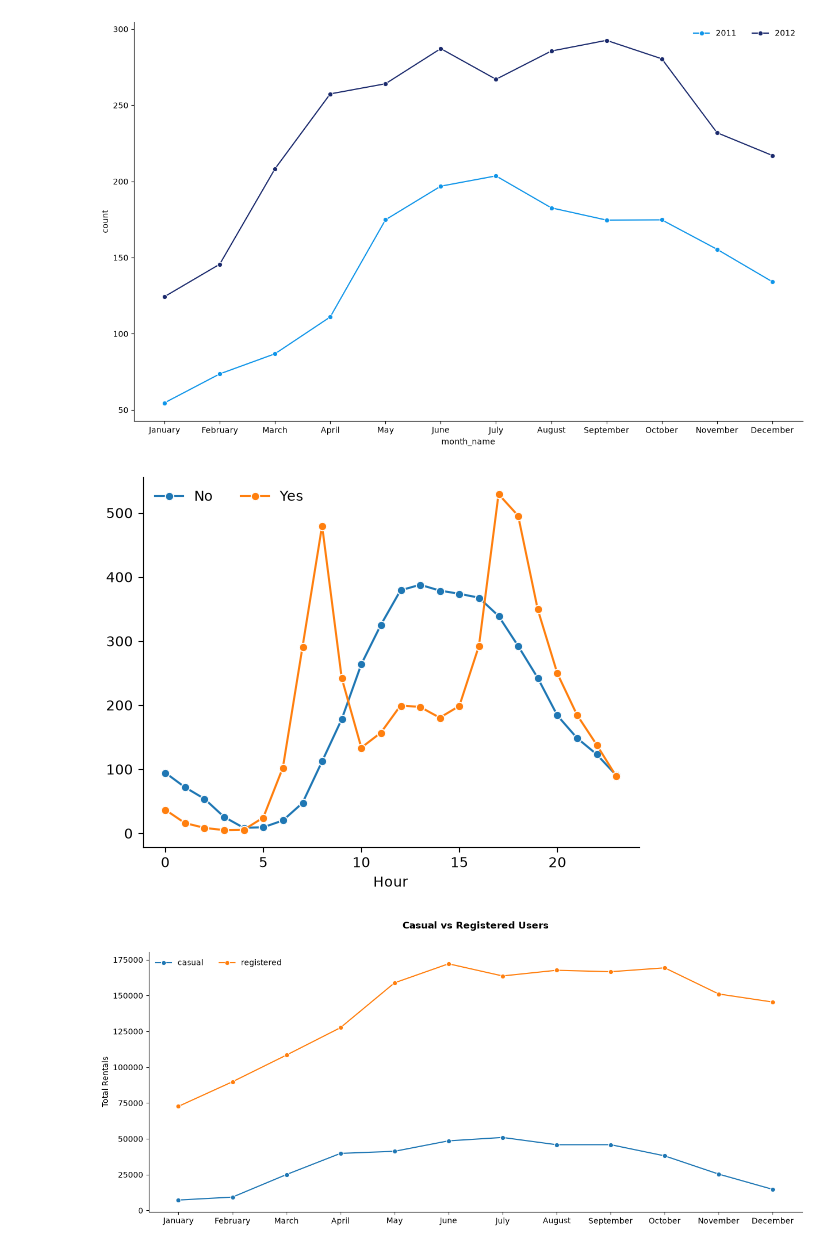
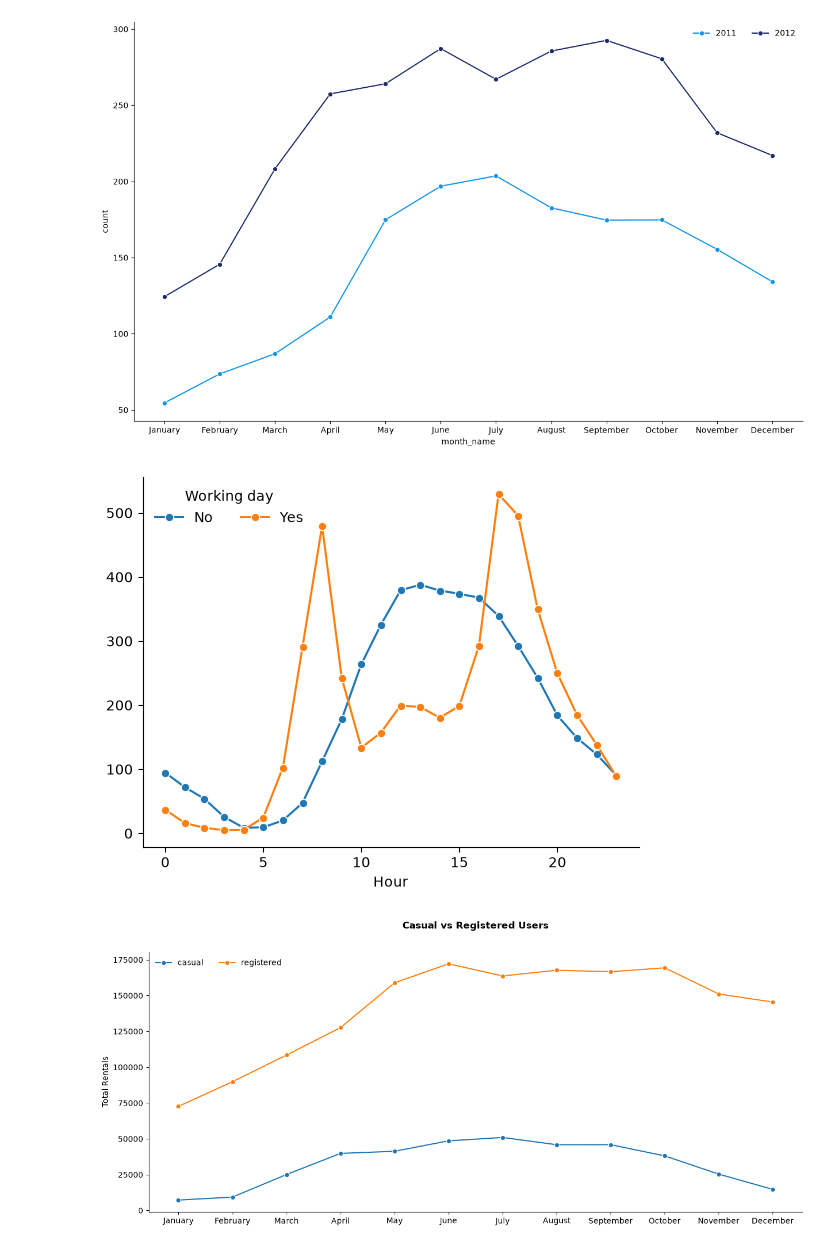
Before and after one commit to Yuvi977/Yulu-Bike-Sharing-Hypothesis-Testing, a Jupyter notebook: Business_Case_Yulu_Hypothesis_Testing.ipynb, the cells around one changed output. Drawn from its saved outputs; the diff is of its cells as text; code cells hidden in the pictures.

```diff
--- a/Business_Case_Yulu_Hypothesis_Testing.ipynb
+++ b/Business_Case_Yulu_Hypothesis_Testing.ipynb
@@ -538,21 +539,21 @@ plt.show()
 # %%
 fig, ax = plt.subplots()
 
 avg_hourly_rentals = df.groupby(["workingday","hour"], as_index=False)["count"].mean()
 
 sns.lineplot(
     avg_hourly_rentals,
     x="hour",
     y="count",
     hue="workingday",
     marker="o"
 )
 
 ax.spines[["top", "right"]].set_visible(False)
-ax.legend(ncol=2, frameon=False)
+ax.legend(title="Working day", ncol=2, frameon=False)
 ax.set_xlabel("Hour")
 ax.set(ylabel=None)
 
 plt.show()
 # %% [output]
-[figure, old version]
+[figure, new version]
```
Also changed, not shown: parts of 5 cells of this notebook.
